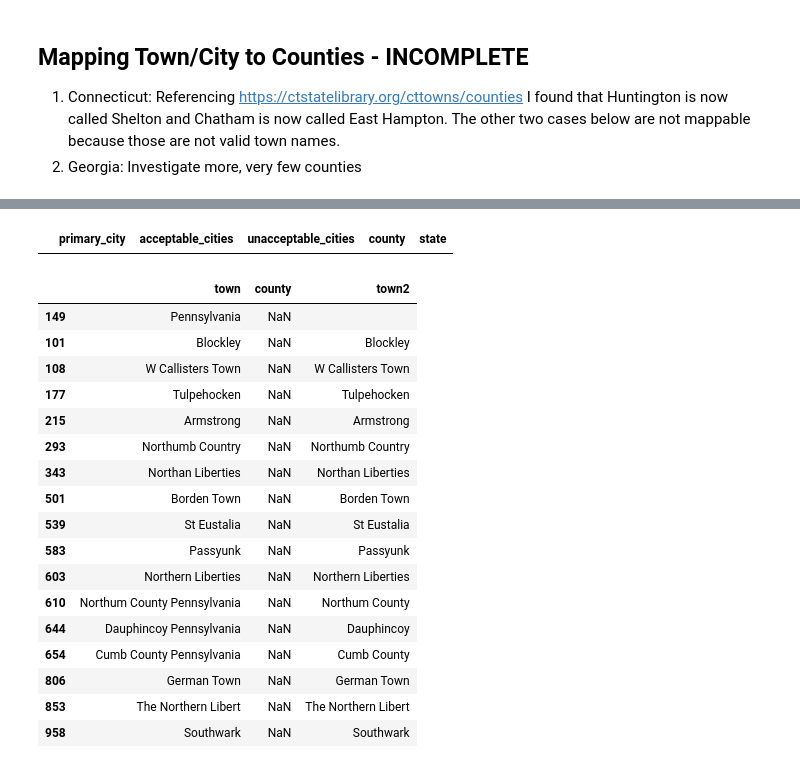
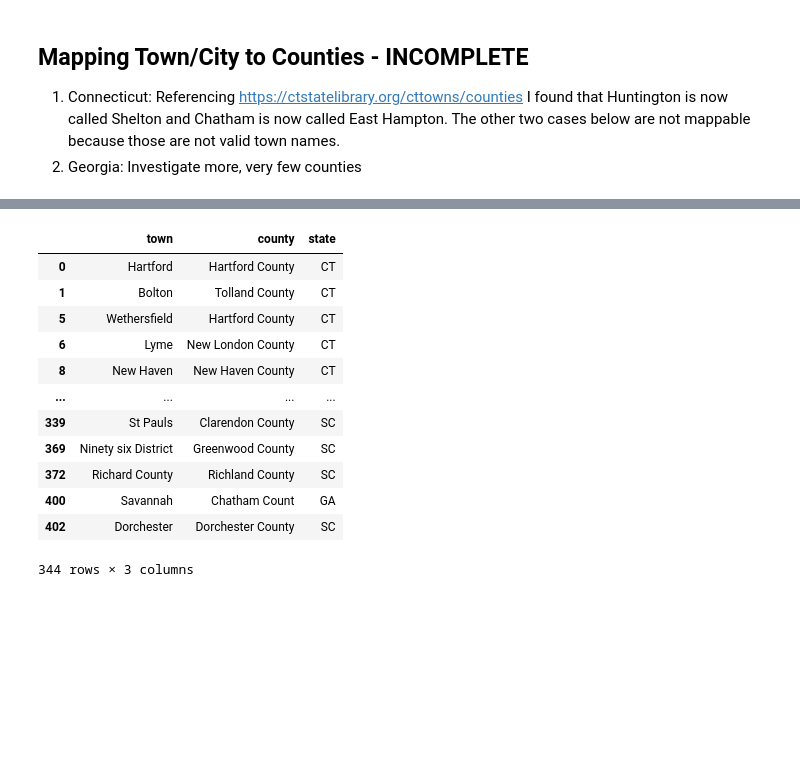
Before and after one commit to davidch2020/SPEOC-pt-1, a Jupyter notebook: S2022/post1790_maps/data_cleaning.ipynb, the cells around one changed output, grey strips where cells are left out. Saved outputs shown, nothing was run; the diff lists cells and outputs as text; code cells hidden in the pictures; blank space fills up the shorter version.

```diff
--- a/S2022/post1790_maps/data_cleaning.ipynb
+++ b/S2022/post1790_maps/data_cleaning.ipynb
@@ -423,15 +423,14 @@ def fuzzyMatch(unmatched_towns, towns, crosswalk, primary_dict, dict_matchcol =
         print("\nFuzzy City name - county matches\n")
     else:
         print("\nFuzzy City name - county matches with string changes\n")
-
+    printedtowns = []
     for town in unmatched_towns:
         # extract best match
-        match_tuple = process.extractOne(town, crosswalk[dict_matchcol])
+        match_tuple = process.extractOne(town, [x for x in crosswalk[dict_matchcol] if not pd.isnull(x)])
         score = match_tuple[1]
         match = match_tuple[0]
         # if match above threshold, change + print match so we can hand check
         if score >= score_threshold:
-
             if dict_matchcol == 'primary_city':
                 county = primary_dict[match]
             if dict_matchcol == 'county':
@@ -443,7 +442,9 @@ def fuzzyMatch(unmatched_towns, towns, crosswalk, primary_dict, dict_matchcol =
                 towns.loc[town_index, 'county'] = county
             else:
                 original_town = towns[towns['town2'] == town]['town'].tolist()
-                print("{} (new name: {}) -> {} in {}".format(original_town, town, match, county))
+                if town not in printedtowns:
+                    print("{} (new name: {}) -> {} in {}".format(original_town, town, match, county))
+                    printedtowns.append(town)
                 town_index = towns[towns['town'].apply(lambda x: x in original_town)].index
                 towns.loc[town_index, 'county'] = [county] * len(town_index)
     return towns
@@ -625,25 +726,16 @@ Southwark was unable to be matched
-# %%
-Tulpehocken berks county
-# %% [output]
-|  | primary_city | acceptable_cities | unacceptable_cities | county | state |
-# %%
-towns[towns['county'].isnull()]
-# %% [output]
-|  | town | county | town2 |
-| 149 | Pennsylvania | NaN |  |
-| 101 | Blockley | NaN | Blockley |
-| 108 | W Callisters Town | NaN | W Callisters Town |
-| 177 | Tulpehocken | NaN | Tulpehocken |
-| 215 | Armstrong | NaN | Armstrong |
-| 293 | Northumb Country | NaN | Northumb Country |
-| 343 | Northan Liberties | NaN | Northan Liberties |
-| 501 | Borden Town | NaN | Borden Town |
-| 539 | St Eustalia | NaN | St Eustalia |
-| 583 | Passyunk | NaN | Passyunk |
-| 603 | Northern Liberties | NaN | Northern Liberties |
-| 610 | Northum County Pennsylvania | NaN | Northum County |
-| 644 | Dauphincoy Pennsylvania | NaN | Dauphincoy |
-| 654 | Cumb County Pennsylvania | NaN | Cumb County |
-| 806 | German Town | NaN | German Town |
-| 853 | The Northern Libert | NaN | The Northern Libert |
-| 958 | Southwark | NaN | Southwark |
+# %%
+final_cw
+# %% [output]
+|  | town | county | state |
+| 0 | Hartford | Hartford County | CT |
+| 1 | Bolton | Tolland County | CT |
+| 5 | Wethersfield | Hartford County | CT |
+| 6 | Lyme | New London County | CT |
+| 8 | New Haven | New Haven County | CT |
+| ... | ... | ... | ... |
+| 339 | St Pauls | Clarendon County | SC |
+| 369 | Ninety six District | Greenwood County | SC |
+| 372 | Richard County | Richland County | SC |
+| 400 | Savannah | Chatham Count | GA |
+| 402 | Dorchester | Dorchester County | SC |
+344 rows × 3 columns
```
Also changed, not shown: parts of 1 cell of this notebook.
